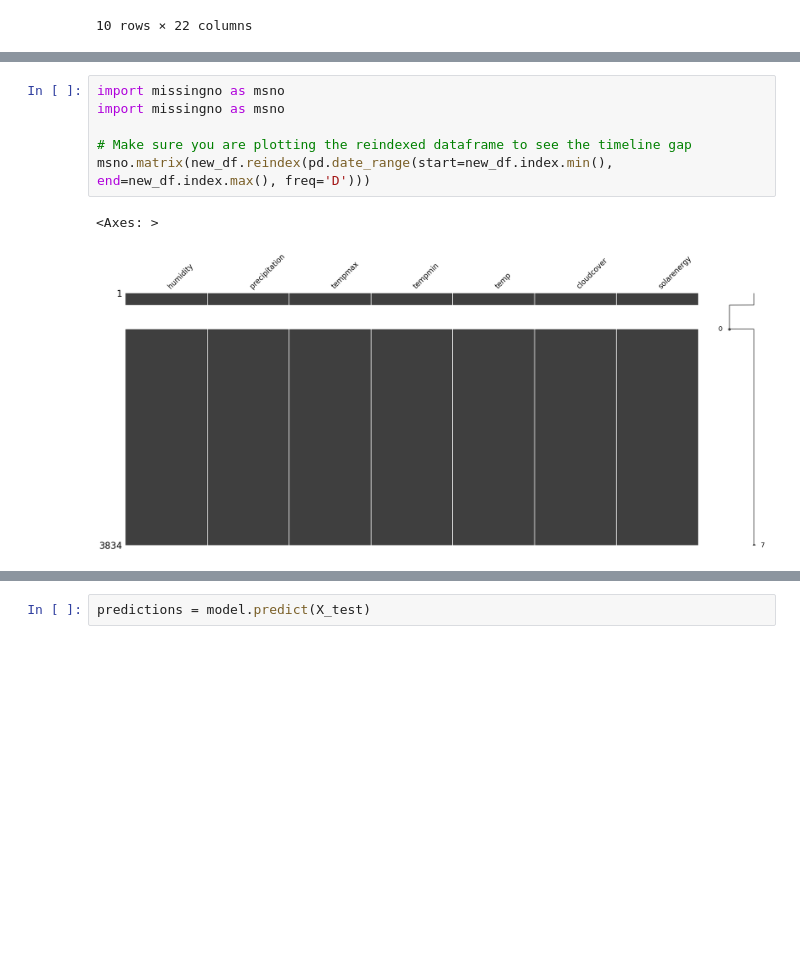
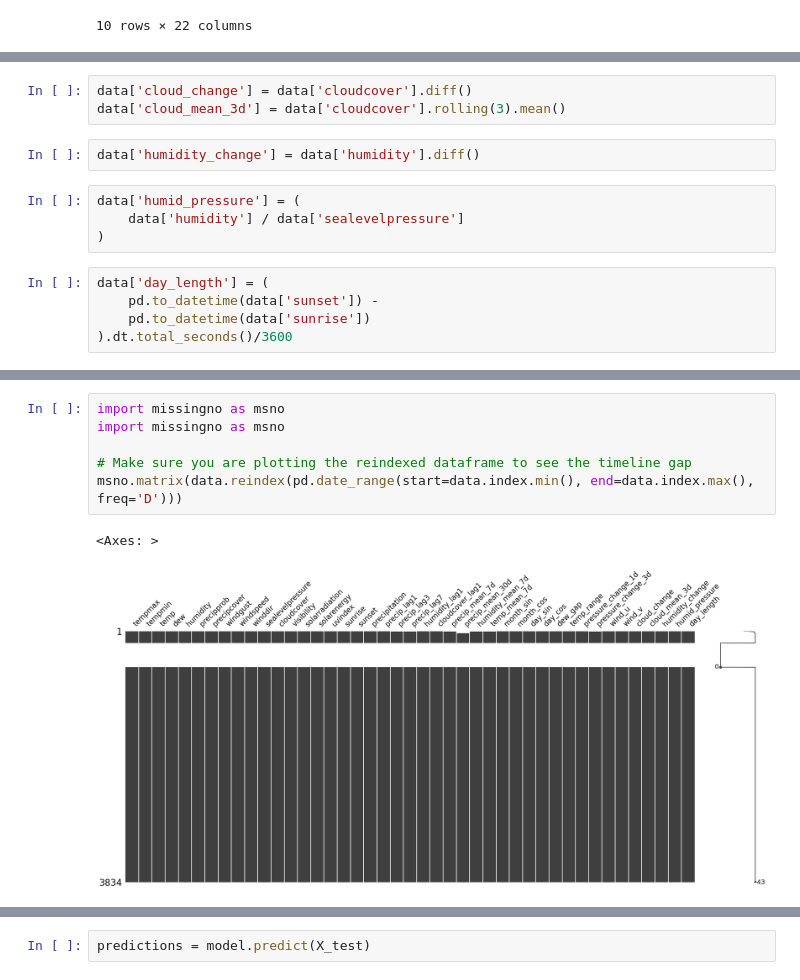
Before and after one commit to Data200-May2026/data200-team-moringa, a Jupyter notebook: Data200/Project.ipynb, the cells around one changed output, grey strips where cells are left out. Saved outputs shown, nothing was run; the diff lists cells and outputs as text; blank space fills up the shorter version.

```diff
--- a/Data200/Project.ipynb
+++ b/Data200/Project.ipynb
@@ -245 +345,15 @@ Total duration of the gap: 366 days
+# %%
+data['cloud_change'] = data['cloudcover'].diff()
+data['cloud_mean_3d'] = data['cloudcover'].rolling(3).mean()
+# %%
+data['humidity_change'] = data['humidity'].diff()
+# %%
+data['humid_pressure'] = (
+    data['humidity'] / data['sealevelpressure']
+)
+# %%
+data['day_length'] = (
+    pd.to_datetime(data['sunset']) -
+    pd.to_datetime(data['sunrise'])
+).dt.total_seconds()/3600
 # %%
@@ -251,9 +373,9 @@ Index(['humidity', 'precipitation', 'tempmax', 'tempmin', 'temp', 'cloudcover',
 # %%
 import missingno as msno
 import missingno as msno
 
 # Make sure you are plotting the reindexed dataframe to see the timeline gap
-msno.matrix(new_df.reindex(pd.date_range(start=new_df.index.min(), end=new_df.index.max(), freq='D')))
+msno.matrix(data.reindex(pd.date_range(start=data.index.min(), end=data.index.max(), freq='D')))
 # %% [output]
 <Axes: >
-[figure, old version]
+[figure, new version]
```
Also changed, not shown: parts of 51 cells of this notebook, 7 other files.
